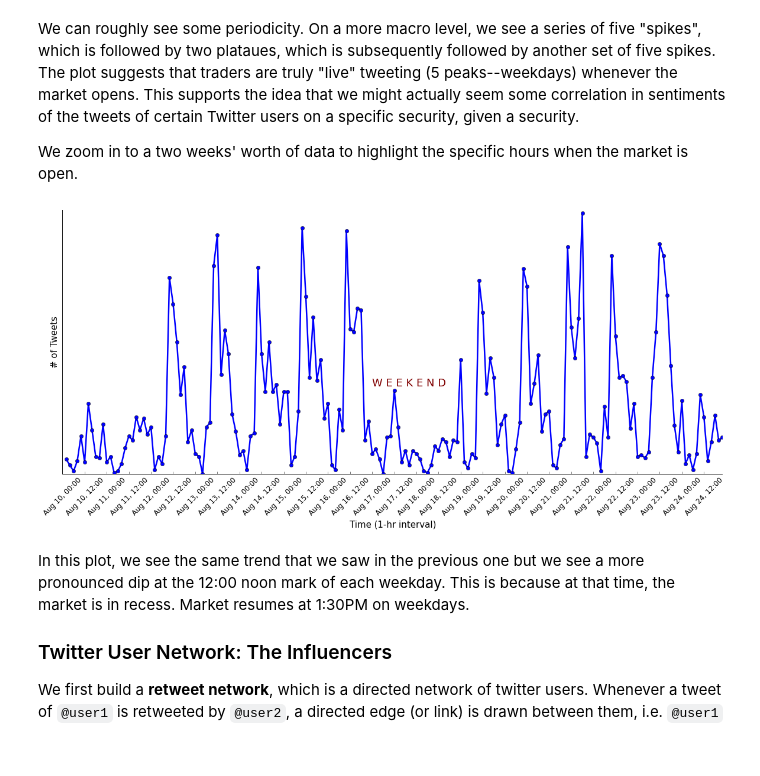
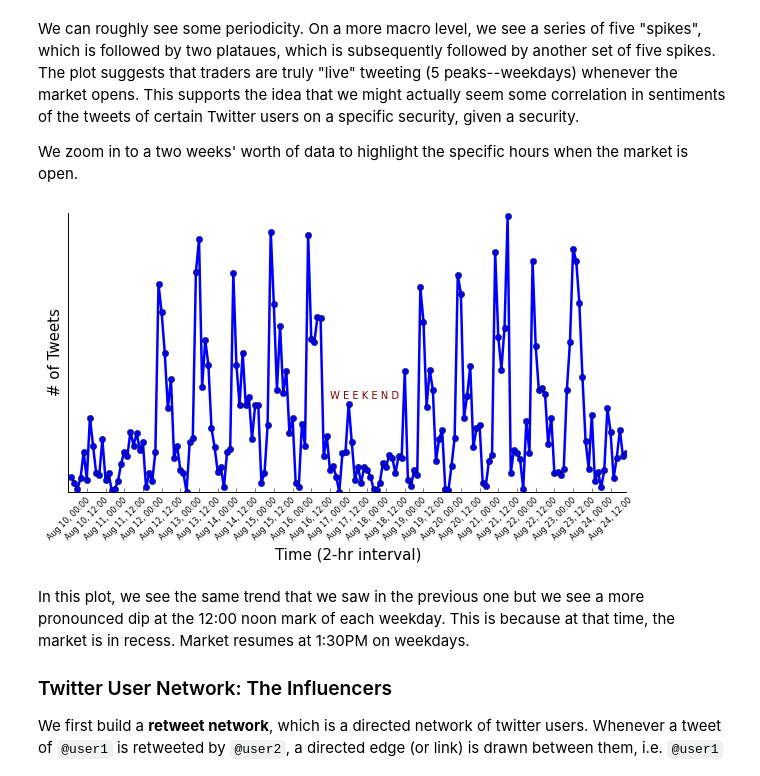
Before and after one commit to PilotGtec/SomeIdea, a Jupyter notebook: Project Idea @ DataInc.ipynb, the cells around one changed output. Saved outputs shown, nothing was run; the diff lists cells and outputs as text; code cells hidden in the pictures.

```diff
--- a/Project Idea @ DataInc.ipynb
+++ b/Project Idea @ DataInc.ipynb
@@ -116,32 +116,32 @@ for v, w in zip(tick[:-1], tick[1:]):
 # %%
 freq = []
 for i in interval:
     begin, end = i[0], i[1]
     temp = df[(df['CREATED_AT'] > begin) & (df['CREATED_AT'] <= end) ]
     freq.append(len(temp))
 
-fig, ax = plt.subplots(figsize=(20, 8))
+fig, ax = plt.subplots(figsize=(10, 5))
 ax.plot(tick[1:],freq, 'o-', lw=2.5)
 ax.spines['right'].set_color('none')
 ax.spines['top'].set_color('none')
 
 xticks = range(0,len(tick[1:]),6)
 xtcklab = [tick[x] for x in xticks]
 xtickstring = [dr.strftime("Aug %d, %H:%M") for dr in xtcklab]
 
 ax.set_xticks(xtcklab)
-ax.set_xticklabels(xtickstring, fontsize=12)
+ax.set_xticklabels(xtickstring, fontsize=8)
 plt.setp(plt.xticks()[1], rotation=45)
 ax.xaxis.set_ticks_position('bottom')
 ax.yaxis.set_ticks_position('left')
-ax.text(datetime(2015,10,17,0,0,0),60,'W E E K E N D', fontsize=18, color = 'maroon')
+ax.text(datetime(2015,10,17,0,0,0),60,'W E E K E N D', fontsize=10, color = 'maroon')
 
 plt.yticks([])
 ax.set_ylabel("# of Tweets", fontsize=15)
-ax.set_xlabel("Time (1-hr interval)", fontsize=15)
+ax.set_xlabel("Time (2-hr interval)", fontsize=15)
 plt.show()
 # %% [output]
-[figure, old version]
+[figure, new version]
 # %% [markdown]
 In this plot, we see the same trend that we saw in the previous one but we see a more pronounced dip at the 12:00 noon mark of each weekday. This is because at that time, the market is in recess. Market resumes at 1:30PM on weekdays.
 
```
Also changed, not shown: parts of 5 cells of this notebook.
